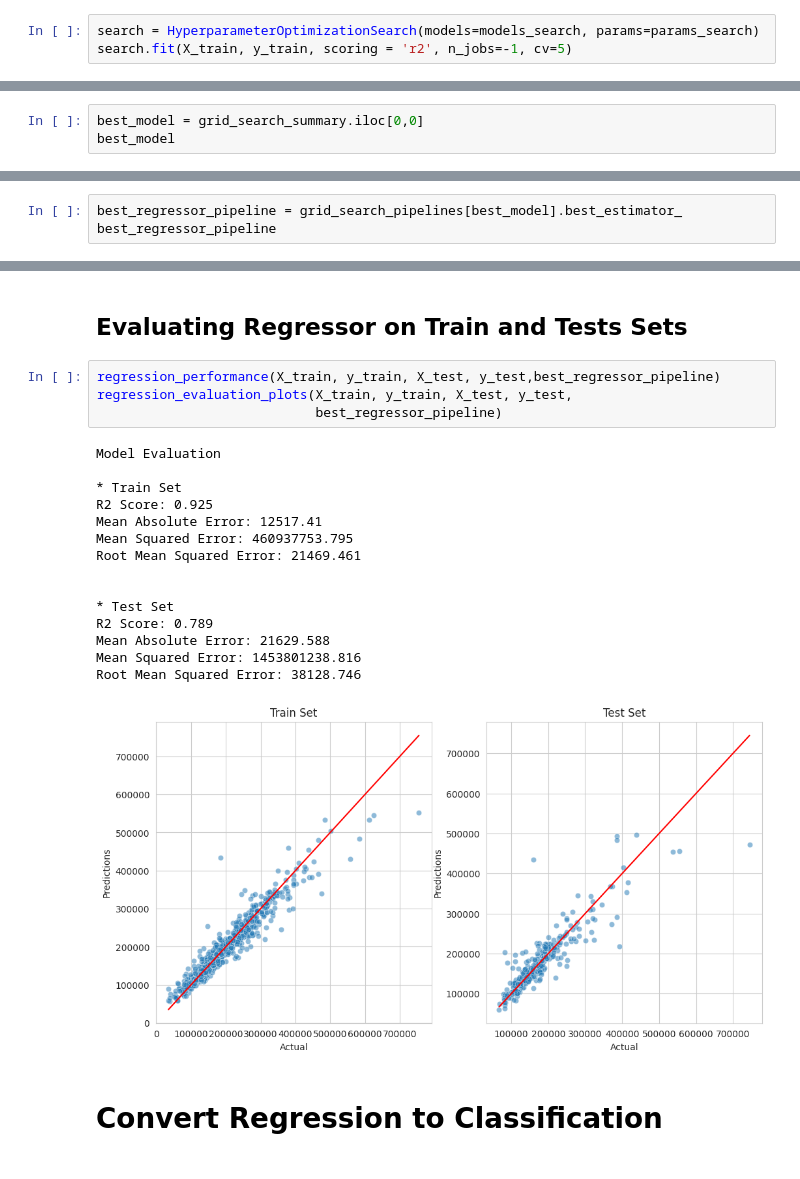
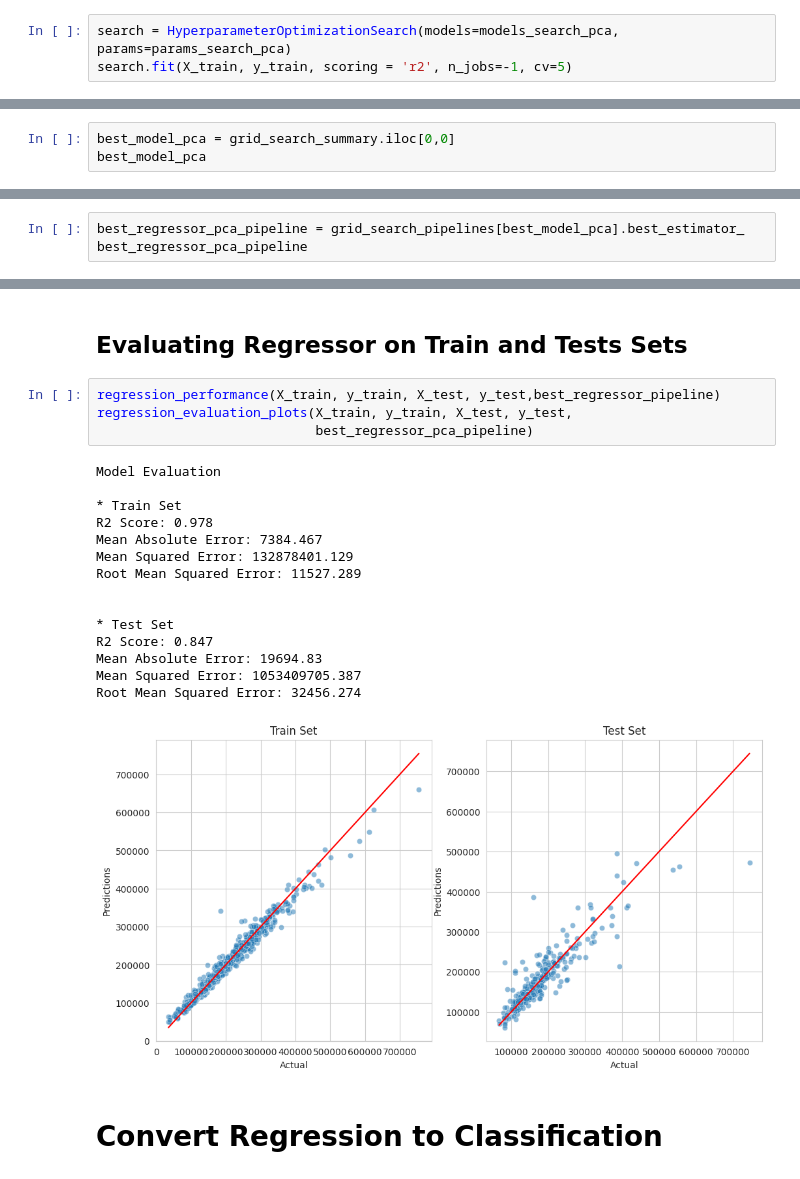
Before and after one commit to JL-14/milestone-project-housing-issues, a Jupyter notebook: jupyter_notebooks/Notebook_6_RegressionAnalysis.ipynb, the cells around one changed output, grey strips where cells are left out. Drawn from its saved outputs; the diff is of its cells as text.

Commit message:
Add regressor best model and best params refinements for each approach

```diff
--- a/jupyter_notebooks/Notebook_6_RegressionAnalysis.ipynb
+++ b/jupyter_notebooks/Notebook_6_RegressionAnalysis.ipynb
@@ -717,7 +709,7 @@ params_search = {
     }
 }
 # %%
-search = HyperparameterOptimizationSearch(models=models_search, params=params_search)
+search = HyperparameterOptimizationSearch(models=models_search_pca, params=params_search_pca)
 search.fit(X_train, y_train, scoring = 'r2', n_jobs=-1, cv=5)
 # %% [output]
 Running GridSearchCV for RandomForestRegressor
@@ -747,7 +739,7 @@ grid_search_summary
 # %% [markdown]
 ### Best model and hyperparameters:
 # %%
-best_model = grid_search_summary.iloc[0,0]
-best_model
+best_model_pca = grid_search_summary.iloc[0,0]
+best_model_pca
 # %% [output]
 'RandomForestRegressor'
@@ -762,3 +745,0 @@ grid_search_pipelines[best_model].best_params_
-# %%
-best_regressor_pipeline = grid_search_pipelines[best_model].best_estimator_
-best_regressor_pipeline
@@ -782,0 +755,3 @@ Pipeline(steps=[('OrdinalCategoricalEncoder',
+# %%
+best_regressor_pca_pipeline = grid_search_pipelines[best_model_pca].best_estimator_
+best_regressor_pca_pipeline
@@ -785,23 +778,23 @@ Pipeline(steps=[('OrdinalCategoricalEncoder',
 # %%
 regression_performance(X_train, y_train, X_test, y_test,best_regressor_pipeline)
 regression_evaluation_plots(X_train, y_train, X_test, y_test,
-                            best_regressor_pipeline)
+                            best_regressor_pca_pipeline)
 # %% [output]
 Model Evaluation
 
 * Train Set
-R2 Score: 0.925
-Mean Absolute Error: 12517.41
-Mean Squared Error: 460937753.795
-Root Mean Squared Error: 21469.461
+R2 Score: 0.978
+Mean Absolute Error: 7384.467
+Mean Squared Error: 132878401.129
+Root Mean Squared Error: 11527.289
 
 
 * Test Set
-R2 Score: 0.789
-Mean Absolute Error: 21629.588
-Mean Squared Error: 1453801238.816
-Root Mean Squared Error: 38128.746
+R2 Score: 0.847
+Mean Absolute Error: 19694.83
+Mean Squared Error: 1053409705.387
+Root Mean Squared Error: 32456.274
-[figure, old version]
+[figure, new version]
 # %% [markdown]
 # Convert Regression to Classification
 # %%
```
Also changed, not shown: parts of 47 cells of this notebook.
